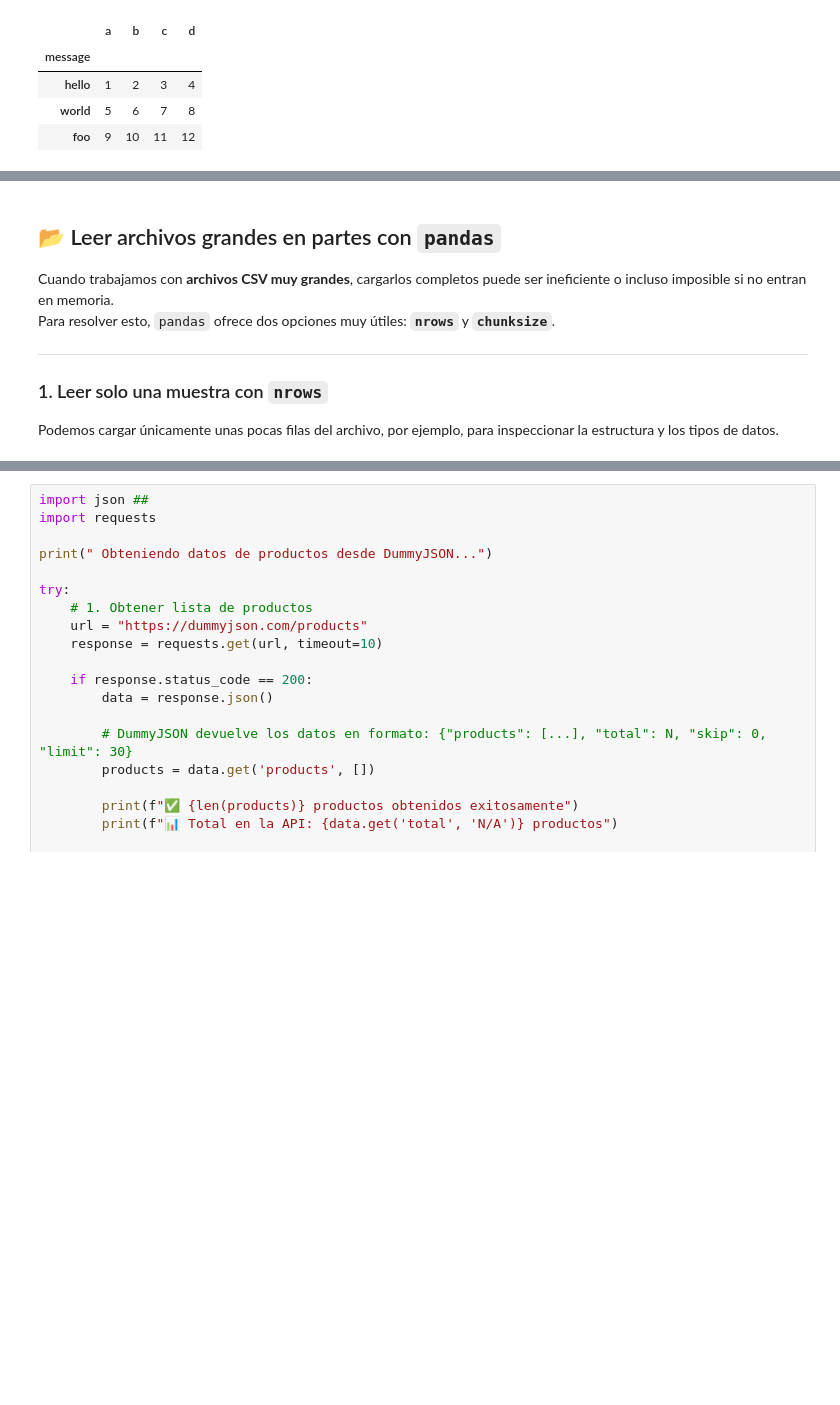
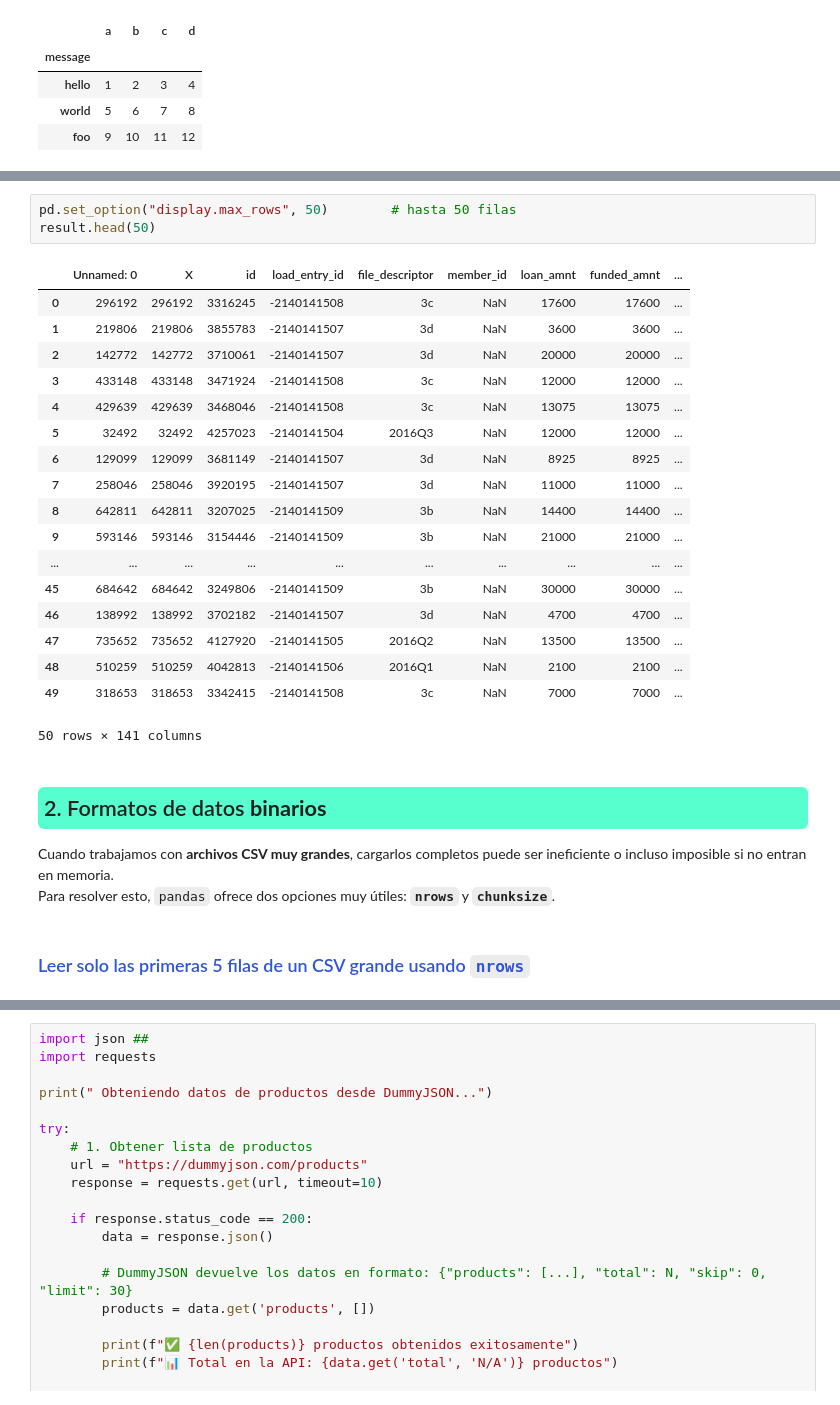
Before and after one commit to LeandroTombe/InteligenciaArtesenal, a Jupyter notebook: Lectura.ipynb, the cells around one changed output, grey strips where cells are left out. Cells and saved outputs as stored; diff of their text form; blank space fills up the shorter version.

Commit message:
ultimos cambios en la estructura

```diff
--- a/Lectura.ipynb
+++ b/Lectura.ipynb
@@ -282,12 +271,30 @@ result.head(50)
+# %%
+pd.set_option("display.max_rows", 50)        # hasta 50 filas
+result.head(50)
+# %% [output]
+|  | Unnamed: 0 | X | id | load_entry_id | file_descriptor | member_id | loan_amnt | funded_amnt | ... |
+| 0 | 296192 | 296192 | 3316245 | -2140141508 | 3c | NaN | 17600 | 17600 | ... |
+| 1 | 219806 | 219806 | 3855783 | -2140141507 | 3d | NaN | 3600 | 3600 | ... |
+| 2 | 142772 | 142772 | 3710061 | -2140141507 | 3d | NaN | 20000 | 20000 | ... |
+| 3 | 433148 | 433148 | 3471924 | -2140141508 | 3c | NaN | 12000 | 12000 | ... |
+| 4 | 429639 | 429639 | 3468046 | -2140141508 | 3c | NaN | 13075 | 13075 | ... |
+| 5 | 32492 | 32492 | 4257023 | -2140141504 | 2016Q3 | NaN | 12000 | 12000 | ... |
+| 6 | 129099 | 129099 | 3681149 | -2140141507 | 3d | NaN | 8925 | 8925 | ... |
+| 7 | 258046 | 258046 | 3920195 | -2140141507 | 3d | NaN | 11000 | 11000 | ... |
+| 8 | 642811 | 642811 | 3207025 | -2140141509 | 3b | NaN | 14400 | 14400 | ... |
+| 9 | 593146 | 593146 | 3154446 | -2140141509 | 3b | NaN | 21000 | 21000 | ... |
+| ... | ... | ... | ... | ... | ... | ... | ... | ... | ... |
+| 45 | 684642 | 684642 | 3249806 | -2140141509 | 3b | NaN | 30000 | 30000 | ... |
+| 46 | 138992 | 138992 | 3702182 | -2140141507 | 3d | NaN | 4700 | 4700 | ... |
+| 47 | 735652 | 735652 | 4127920 | -2140141505 | 2016Q2 | NaN | 13500 | 13500 | ... |
+| 48 | 510259 | 510259 | 4042813 | -2140141506 | 2016Q1 | NaN | 2100 | 2100 | ... |
+| 49 | 318653 | 318653 | 3342415 | -2140141508 | 3c | NaN | 7000 | 7000 | ... |
+50 rows × 141 columns
 # %% [markdown]
-## 📂 Leer archivos grandes en partes con `pandas`
+## <div style="background-color: #57ffcfff; padding: 6px; border-radius: 6px"> 2. Formatos de datos **binarios** </div>
 
 Cuando trabajamos con **archivos CSV muy grandes**, cargarlos completos puede ser ineficiente o incluso imposible si no entran en memoria.
 Para resolver esto, `pandas` ofrece dos opciones muy útiles: **`nrows`** y **`chunksize`**.
-
----
-
-### 1. Leer solo una muestra con `nrows`
-
-Podemos cargar únicamente unas pocas filas del archivo, por ejemplo, para inspeccionar la estructura y los tipos de datos.
+# %% [markdown]
+### <div style="color: #3056d5ff;"> Leer solo las primeras 5 filas de un CSV grande usando `nrows`</div>
 # %%
```
Also changed, not shown: parts of 34 cells of this notebook.
